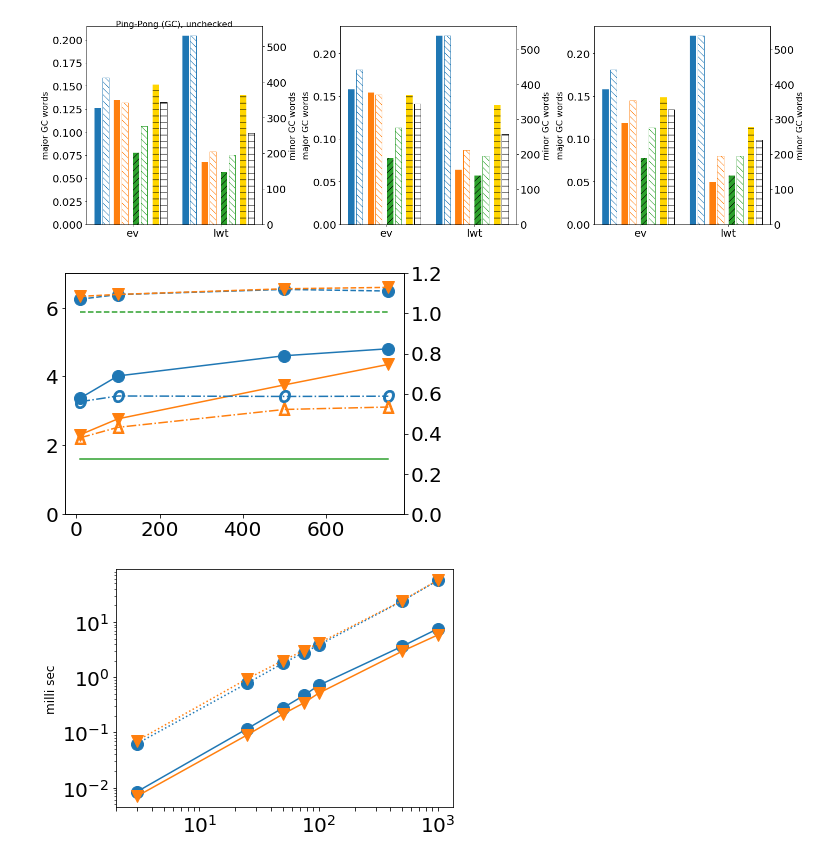
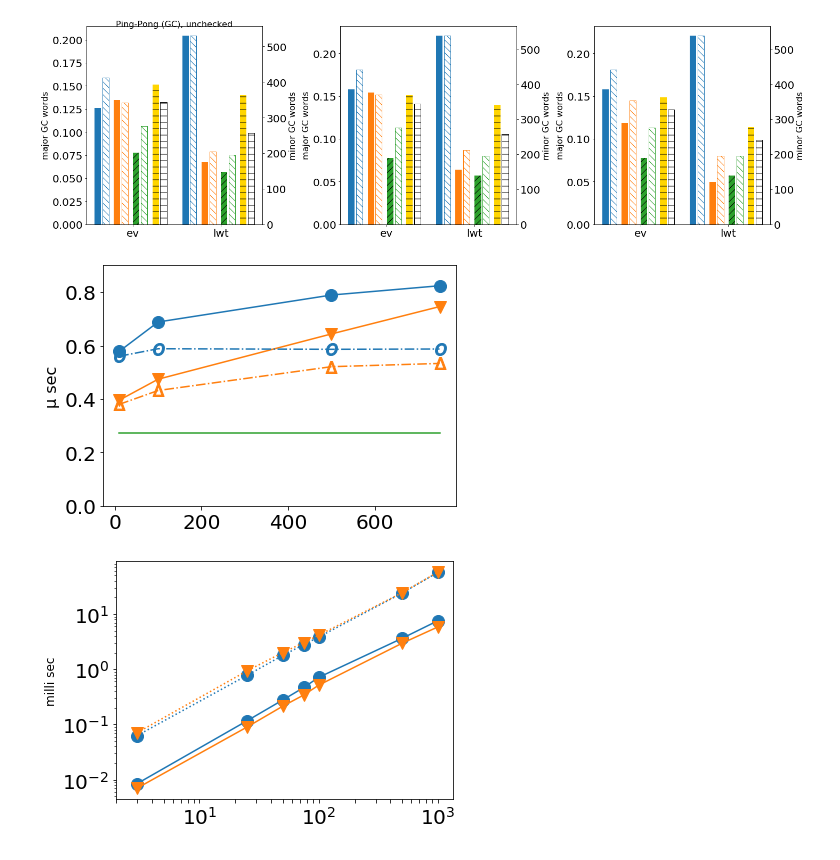
Before and after one commit to keigoi/ocaml-mpst, a Jupyter notebook: benchmark/graphs/Graphs.ipynb, the cells around one changed output. Drawn from its saved outputs; the diff is of its cells as text; code cells hidden in the pictures.

Commit message:
graphs

```diff
--- a/benchmark/graphs/Graphs.ipynb
+++ b/benchmark/graphs/Graphs.ipynb
@@ -302,46 +303,50 @@ def show_nping_time(ax):
 
     lwt_conf = {'linestyle':'solid'}
     ev_conf = {'linestyle':'dashed'}
 
 
     k = 'time_per_run_nanos'
     x = [10,100,500,750]
     xlabs = [str(xi) for xi in x]
-    bare_ = [mkdata(bare,'ev_bare') for _ in x]
-    cps_ = [mkdata(bare,'ev_bare_cps') for _ in x]
-    ax.plot(x, mkdataIdx(nping,'ev_static',xlabs,k), color=sta_color, marker=sta_marker, markersize=12, **ev_conf)
-    ax.plot(x, mkdataIdx(nping,'ev_dynamic',xlabs,k), color=dyn_color, marker=dyn_marker, markersize=12, **ev_conf)
-    #ax.plot(x, mkdataIdx(nping,'ev_static_untyped',xlabs,k), color=sta_uni_col, marker=marker3, markersize=12, label='Static(Uni)')
-    #ax.plot(x, mkdataIdx(nping,'ev_dynamic_untyped',xlabs,k), color=dyn_uni_col, marker=marker4, markersize=12, label='Dynamic(Uni)')
-#    ax.plot(x, bare_, color=bare_color, marker=marker3, markersize=12)
-#    ax.plot(x, cps_, color=cps_color, marker=marker4, markersize=12)
-    ax.plot(x, bare_, color=bare_color, **ev_conf)
+    def ev():
+        bare_ = [mkdata(bare,'ev_bare') for _ in x]
+        cps_ = [mkdata(bare,'ev_bare_cps') for _ in x]
+        ax.plot(x, mkdataIdx(nping,'ev_static',xlabs,k), color=sta_color, marker=sta_marker, markersize=12, **ev_conf)
+        ax.plot(x, mkdataIdx(nping,'ev_dynamic',xlabs,k), color=dyn_color, marker=dyn_marker, markersize=12, **ev_conf)
+        #ax.plot(x, mkdataIdx(nping,'ev_static_untyped',xlabs,k), color=sta_uni_col, marker=marker3, markersize=12, label='Static(Uni)')
+        #ax.plot(x, mkdataIdx(nping,'ev_dynamic_untyped',xlabs,k), color=dyn_uni_col, marker=marker4, markersize=12, label='Dynamic(Uni)')
+    #    ax.plot(x, bare_, color=bare_color, marker=marker3, markersize=12)
+    #    ax.plot(x, cps_, color=cps_color, marker=marker4, markersize=12)
+        ax.plot(x, bare_, color=bare_color, **ev_conf)
+    # ev()
 
     def lwt():
         bare_ = [mkdata(bare,'lwt_bare') for _ in x]
         cps_ = [mkdata(bare,'lwt_bare_cps') for _ in x]
-        ax2 = ax.twinx()
+        #ax2 = ax.twinx()
+        ax2 = ax
         ax2.plot(x, mkdataIdx(nping,'lwt_static',xlabs,k), color=sta_color, marker=sta_marker, markersize=12, **lwt_conf)
         ax2.plot(x, mkdataIdx(nping,'lwt_dynamic',xlabs,k), color=dyn_color, marker=dyn_marker, markersize=12, **lwt_conf)
         ax2.plot(x, mkdataIdx(nping,'lwt_static_untyped',xlabs,k), color=sta_uni_col, marker=marker1, markersize=12, linestyle='-.')
         ax2.plot(x, mkdataIdx(nping,'lwt_dynamic_untyped',xlabs,k), color=dyn_uni_col, marker=marker2, markersize=12, linestyle='-.')
 #        ax2.plot(x, bare_, color=bare_color, marker=marker3, markersize=12, linestyle='dashed')
 #        ax2.plot(x, cps_, color=cps_color, marker=marker4, markersize=12, linestyle='dashed')
         ax2.plot(x, bare_, color=bare_color, **lwt_conf)
 
-        ax2.set_ylim(ymin=0, ymax = 1.2)
+        ax2.set_ylabel('μ sec', fontsize=16)
+        ax2.set_ylim(ymin=0, ymax = 0.9)
     lwt()
 
 def show_nping_time_do():
     fig, axes = plt.subplots(ncols=1, nrows=1, squeeze = False)
     show_nping_time(axes[0][0])
-    axes[0][0].set_ylim(ymin=0, ymax = 7)
+    #axes[0][0].set_ylim(ymin=0, ymax = 7)
     plt.tight_layout()
     plt.show()
 
 show_nping_time_do()
 # %% [output]
-[figure, old version]
+[figure, new version]
 # %%
 def show_chameleons(ax):
     width = 0.20
```
Also changed, not shown: parts of 2 cells of this notebook, 1 other file.
